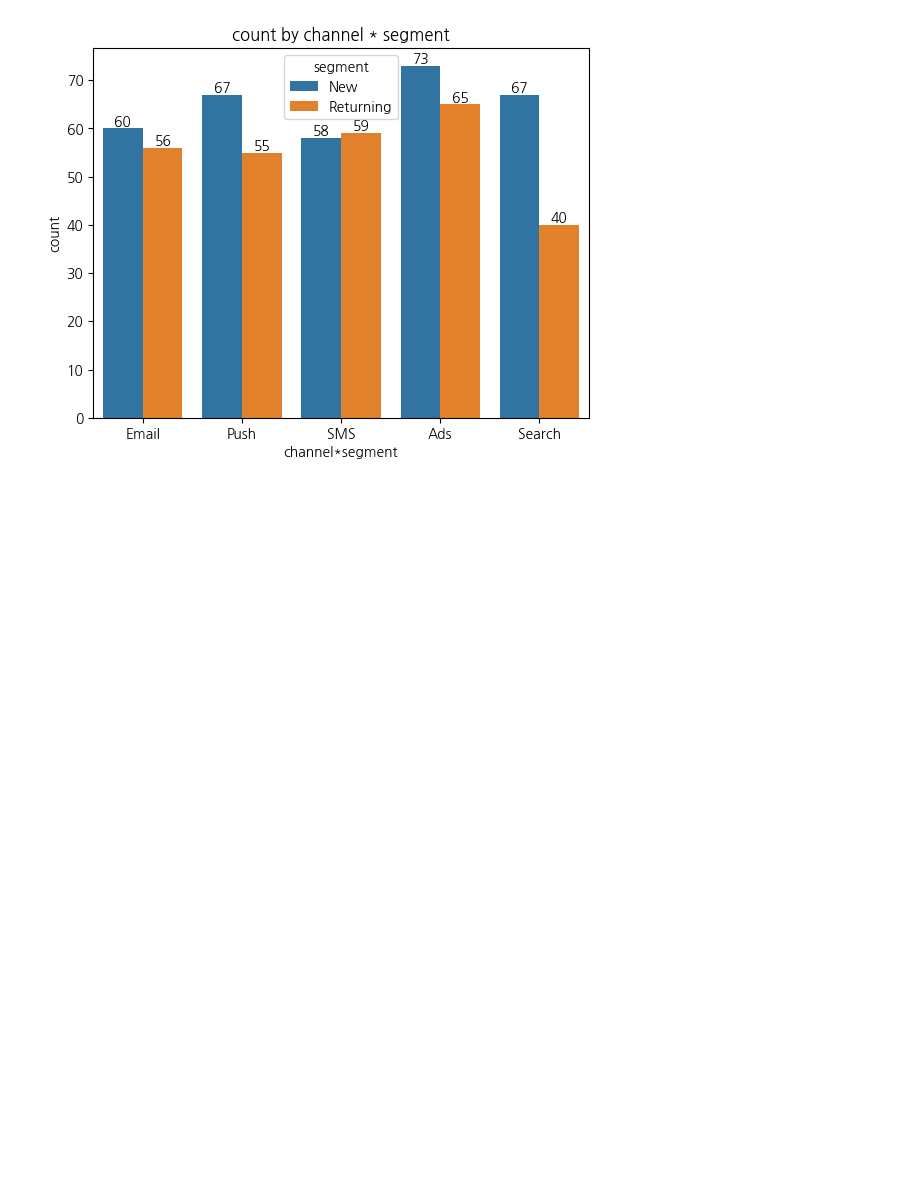
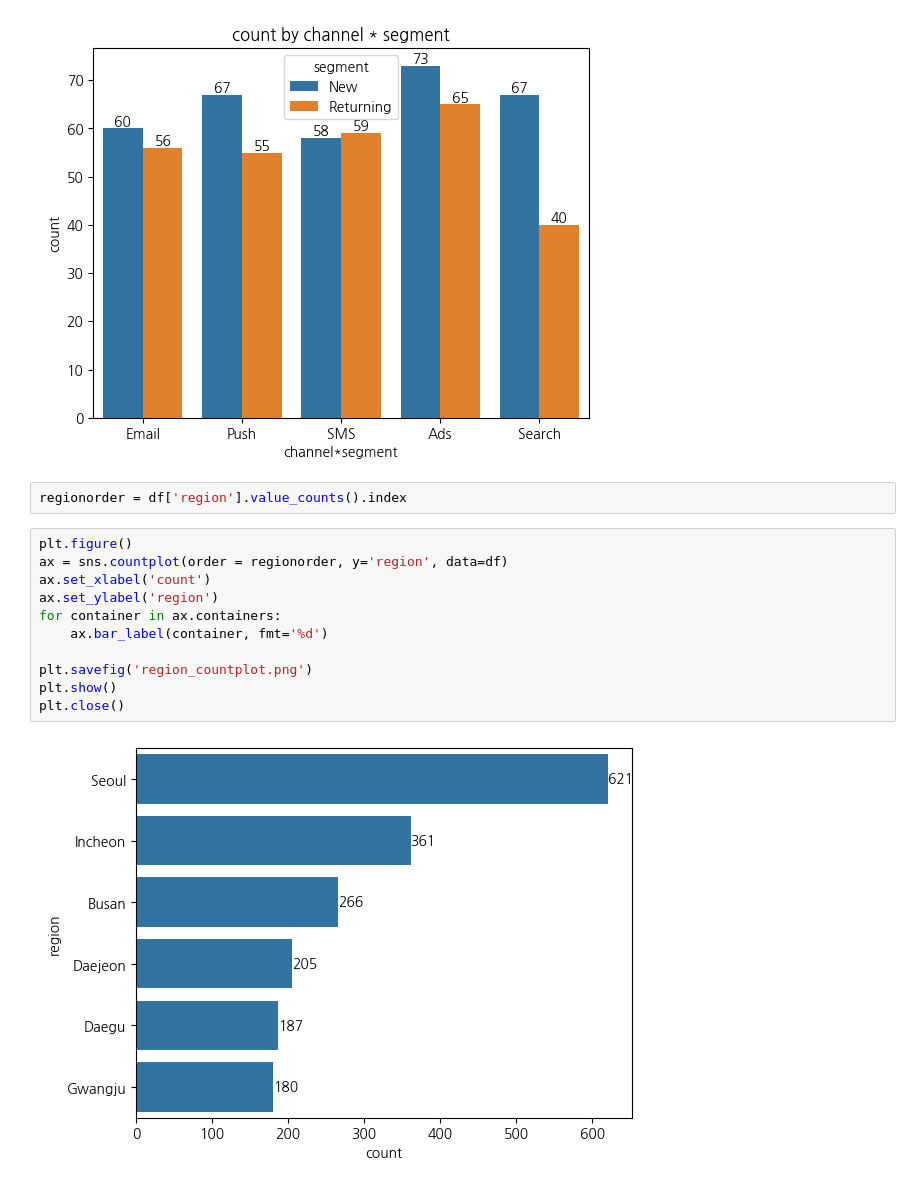
Before and after one commit to garden92/ai-practice, a Jupyter notebook: work/create_data.ipynb, the cells around one changed output. Drawn from its saved outputs; the diff is of its cells as text; blank space fills up the shorter version.

```diff
--- a/work/create_data.ipynb
+++ b/work/create_data.ipynb
@@ -140,3 +140,18 @@ plt.show()
 plt.close()
 # %% [output]
 [figure]
+# %%
+regionorder = df['region'].value_counts().index
+# %%
+plt.figure()
+ax = sns.countplot(order = regionorder, y='region', data=df)
+ax.set_xlabel('count')
+ax.set_ylabel('region')
+for container in ax.containers:
+    ax.bar_label(container, fmt='%d')
+
+plt.savefig('region_countplot.png')
+plt.show()
+plt.close()
+# %% [output]
+[figure, added]
```
Also changed, not shown: 1 other file.
